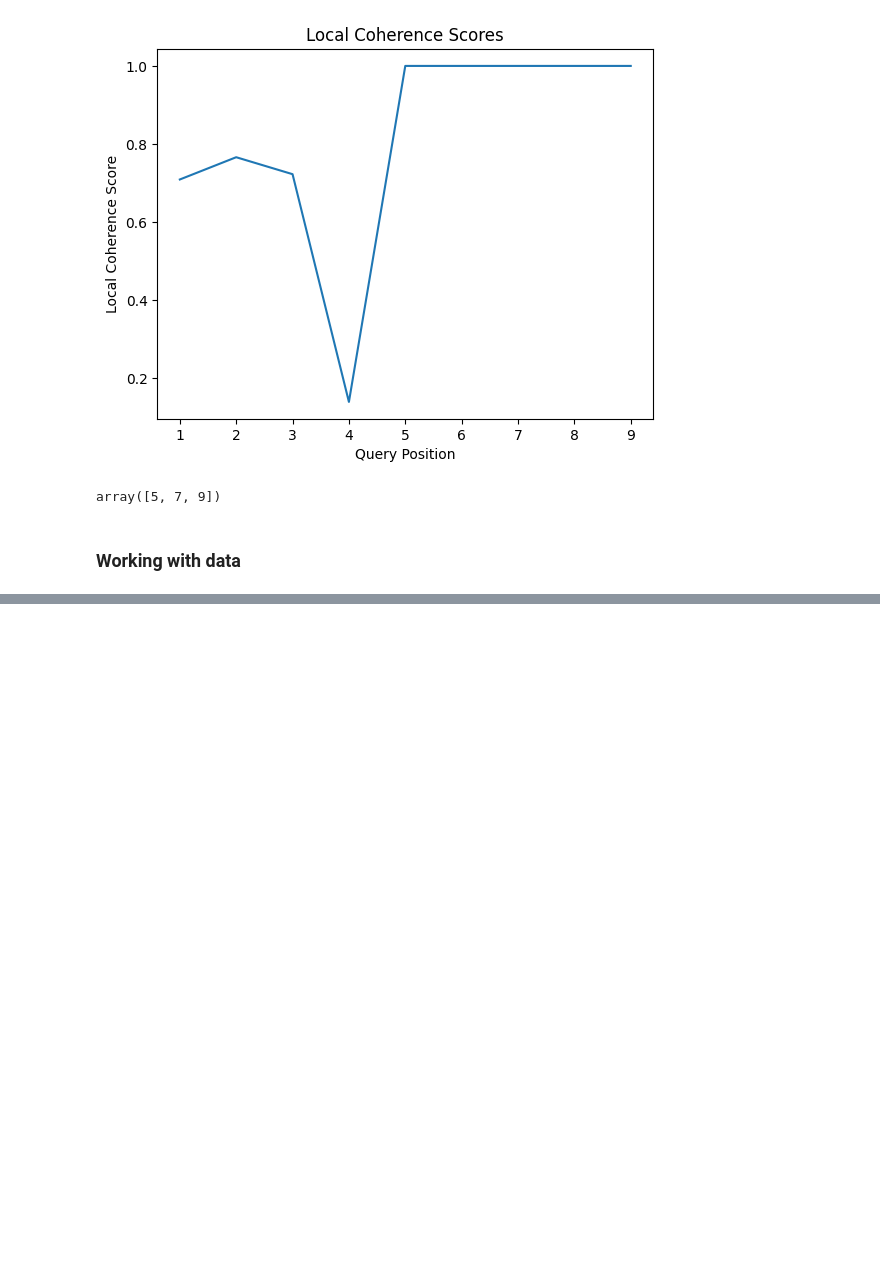
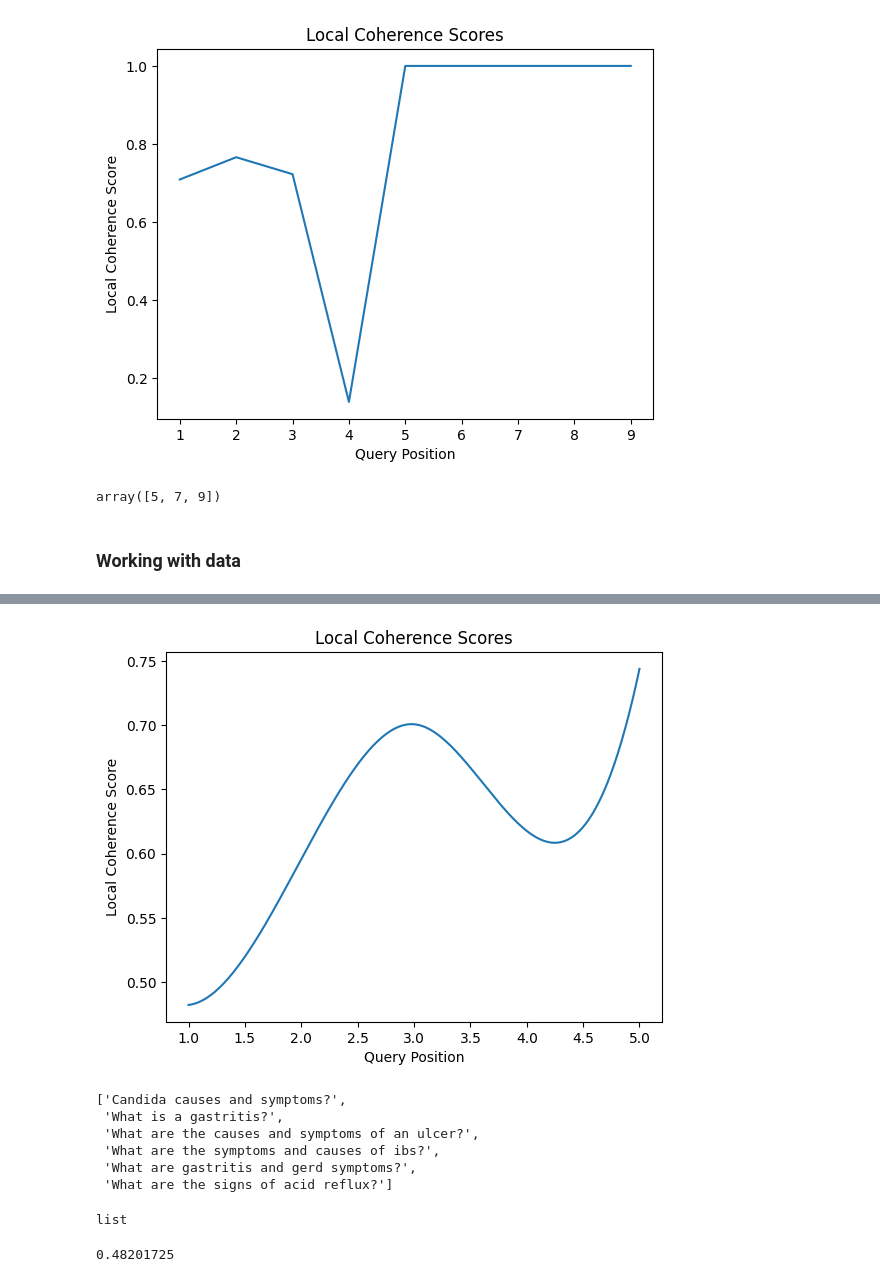
Before and after one commit to almasria/discourse_coherenc, a Jupyter notebook: components/notebook.ipynb, the cells around one changed output, grey strips where cells are left out. Drawn from its saved outputs; the diff is of its cells as text; code cells hidden in the pictures; blank space fills up the shorter version.

```diff
--- a/components/notebook.ipynb
+++ b/components/notebook.ipynb
@@ -495,0 +566,21 @@ sessions[0].queries
+# %%
+
+session2 = next(sessions2)
+session2.plot_local_coherence()
+session2.queries
+# %% [output]
+[figure, added]
+['Candida causes and symptoms?',
+ 'What is a gastritis?',
+ 'What are the causes and symptoms of an ulcer?',
+ 'What are the symptoms and causes of ibs?',
+ 'What are gastritis and gerd symptoms?',
+ 'What are the signs of acid reflux?']
+# %%
+type(session1.queries)
+# %% [output]
+list
+# %%
+session1.global_coherence_score
+# %% [output]
+0.48201725
```
Also changed, not shown: parts of 22 cells of this notebook, 4 other files.
